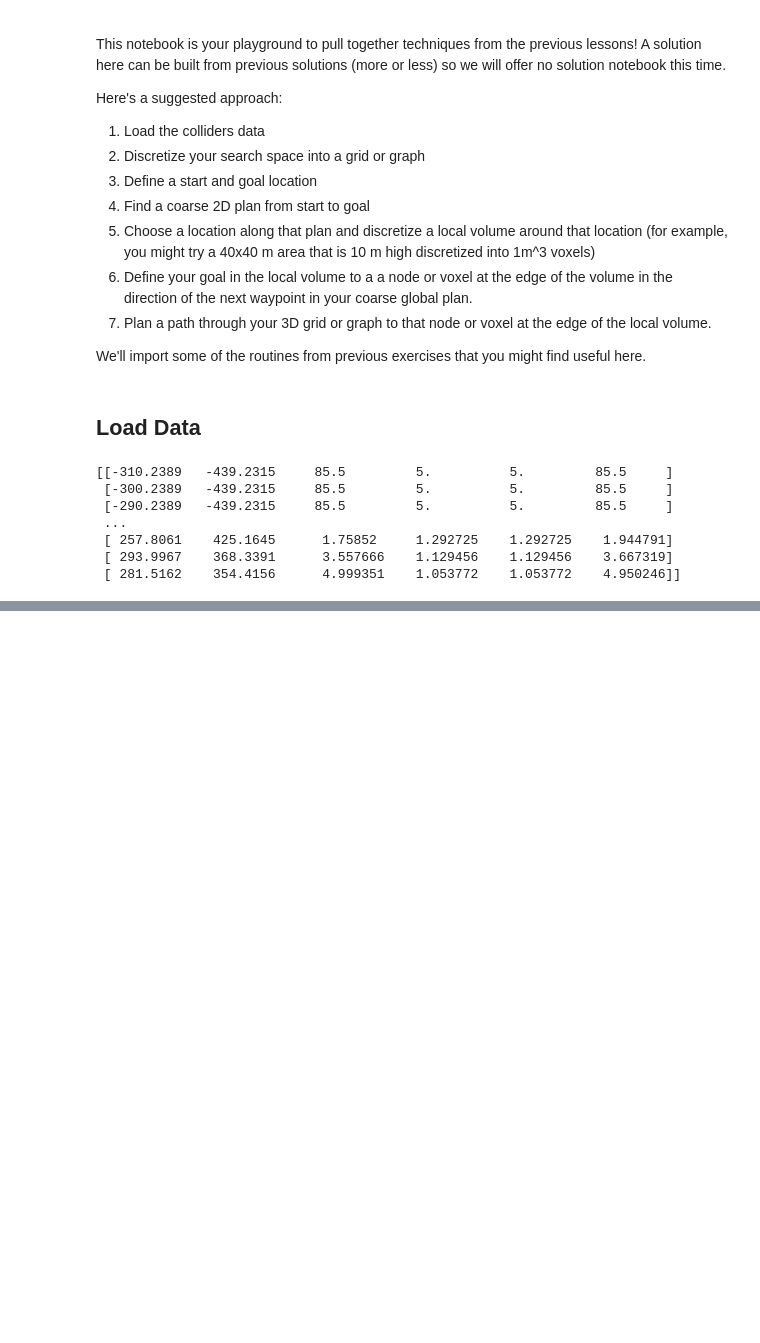
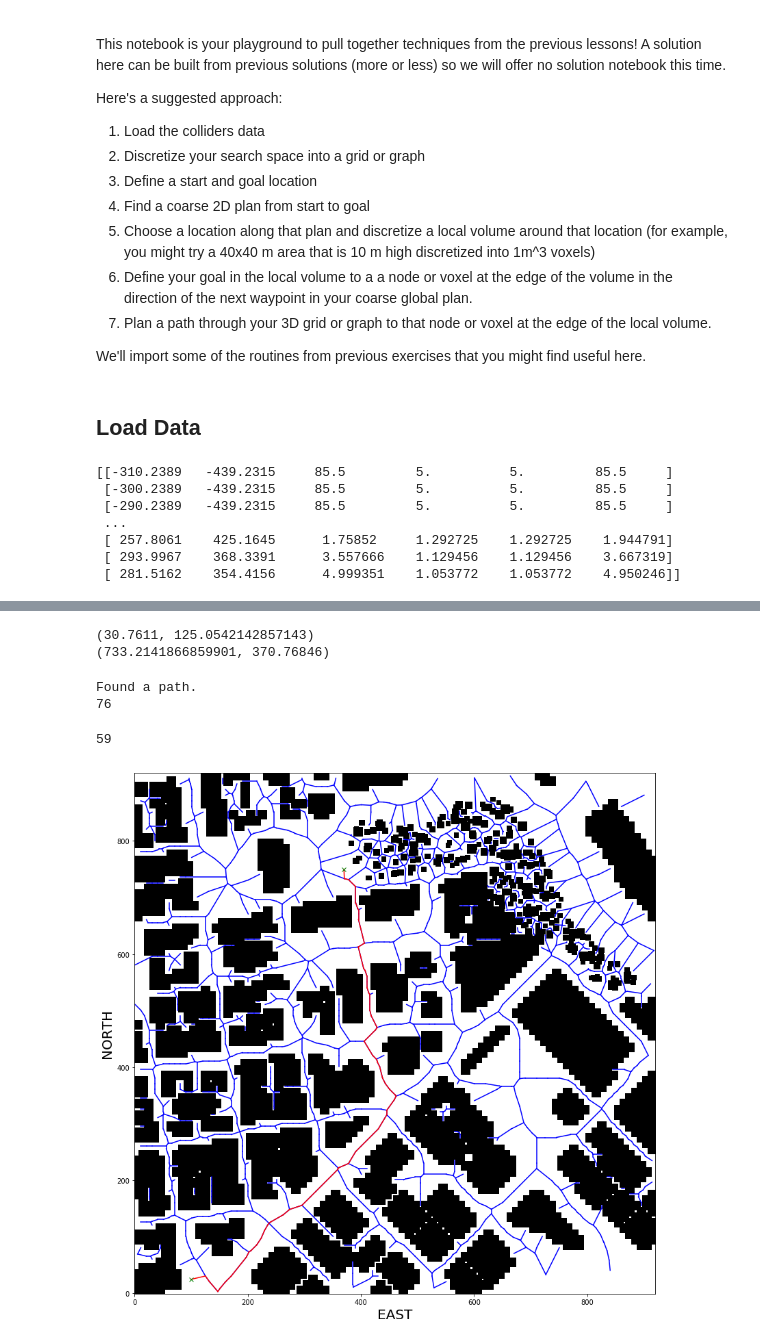
Before and after one commit to shovan777/FCND-Backyard-Flyer, a Jupyter notebook: notebooks/receding_horizon/Receding-Horizon.ipynb, the cells around one changed output, grey strips where cells are left out. Cells and saved outputs as stored; diff of their text form; code cells hidden in the pictures; blank space fills up the shorter version.

```diff
--- a/notebooks/receding_horizon/Receding-Horizon.ipynb
+++ b/notebooks/receding_horizon/Receding-Horizon.ipynb
@@ -71,0 +188,8 @@ goal_ne = (750., 370.)
+# %%
+# create graph with networkx
+G = nx.Graph()
+for e in edges:
+    p1 = e[0]
+    p2 = e[1]
+    dist = LA.norm(np.array(p2) - np.array(p1))
+    G.add_edge(p1, p2, weight=dist)
@@ -71,0 +266,14 @@ goal_ne = (750., 370.)
+# %%
+start_ne_g = closest_point(G, start_ne)
+goal_ne_g = closest_point(G, goal_ne)
+print(start_ne_g)
+print(goal_ne_g)
+# %% [output]
+(30.7611, 125.0542142857143)
+(733.2141866859901, 370.76846)
+# %%
+path, cost = a_star(G, heuristic, start_ne_g, goal_ne_g)
+print(len(path))
+# %% [output]
+Found a path.
+76
@@ -71,0 +314,32 @@ goal_ne = (750., 370.)
+# %%
+pruned_path = prune_path(path)
+print(len(pruned_path))
+path = pruned_path
+# %% [output]
+59
+# %%
+# without pruning
+# equivalent to
+# plt.imshow(np.flip(grid, 0))
+plt.imshow(grid, origin='lower', cmap='Greys')
+
+for e in edges:
+    p1 = e[0]
+    p2 = e[1]
+    plt.plot([p1[1], p2[1]], [p1[0], p2[0]], 'b-')
+
+plt.plot([start_ne[1], start_ne_g[1]], [start_ne[0], start_ne_g[0]], 'r-')
+for i in range(len(path)-1):
+    p1 = path[i]
+    p2 = path[i+1]
+    plt.plot([p1[1], p2[1]], [p1[0], p2[0]], 'r-')
+plt.plot([goal_ne[1], goal_ne_g[1]], [goal_ne[0], goal_ne_g[0]], 'r-')
+
+plt.plot(start_ne[1], start_ne[0], 'gx')
+plt.plot(goal_ne[1], goal_ne[0], 'gx')
+
+plt.xlabel('EAST', fontsize=20)
+plt.ylabel('NORTH', fontsize=20)
+plt.show()
+# %% [output]
+[figure, added]
```
Also changed, not shown: parts of 11 cells of this notebook, 1 other file.
